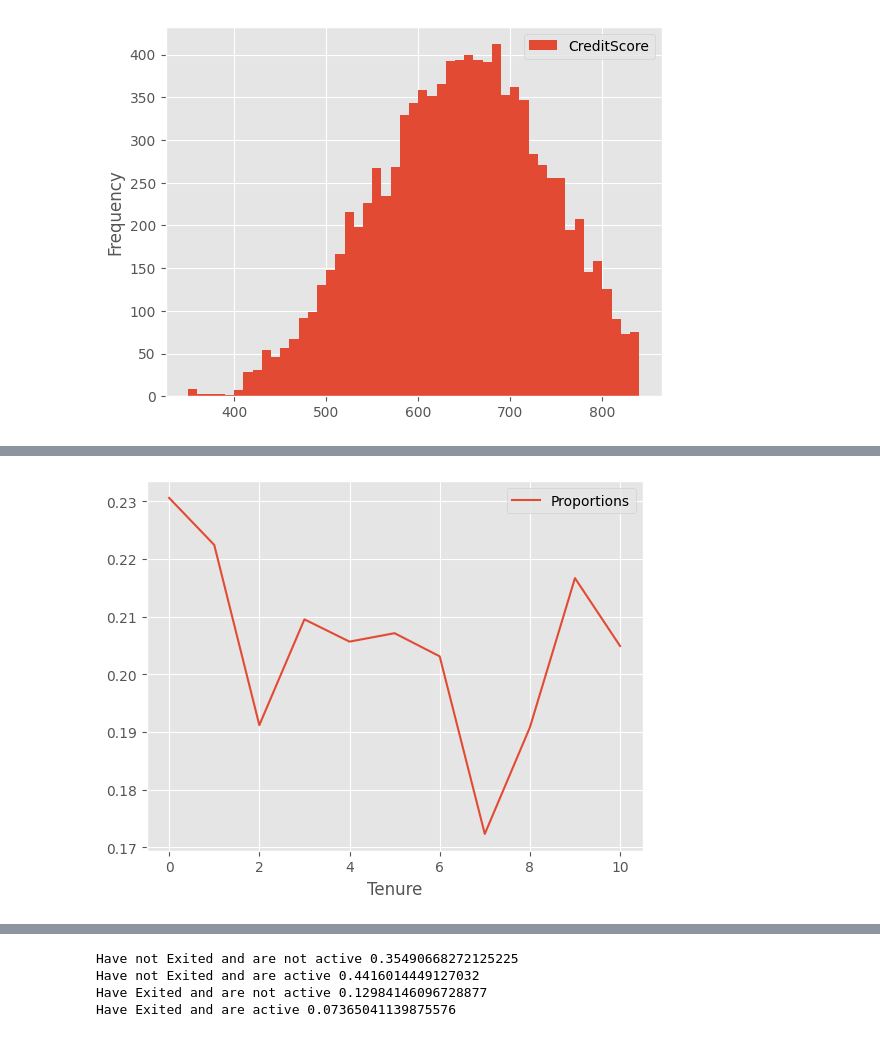
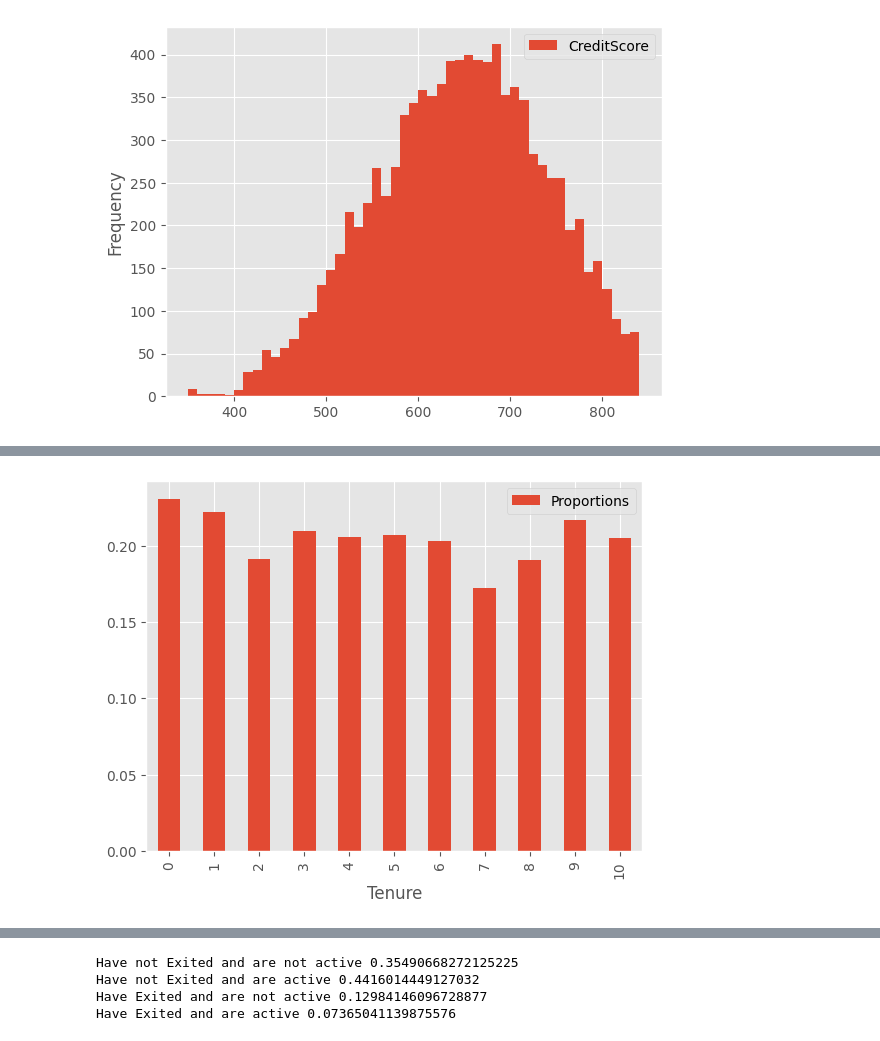
Before and after one commit to DhruvK0/TCG-Tech-Final-Project-2022, a Jupyter notebook: notebook_Mihir.ipynb, the cells around one changed output, grey strips where cells are left out. Cells and saved outputs as stored; diff of their text form; code cells hidden in the pictures.

```diff
--- a/notebook_Mihir.ipynb
+++ b/notebook_Mihir.ipynb
@@ -25,30 +25,30 @@ answer_words.plot(kind="hist", x="Age", y="CreditScore", bins=np.arange(350,850,
 # %%
 #Churn Rate by Tenure
 prop = np.array([])
 for i in np.arange(11):
     check = answer_words[answer_words.get("Tenure") == i]
     pro = check.get("Exited").sum()/check.shape[0]
     prop = np.append(prop, pro)
 graph = answer_words.groupby("Tenure").sum()
 graph = graph.assign(Proportions = prop)
 graph = graph.reset_index()
 
-graph.plot(kind = "line", x = "Tenure", y = "Proportions")
+graph.plot(kind = "bar", x = "Tenure", y = "Proportions")
 graph
 # %% [output]
 |  | Tenure | CreditScore | Age | Balance | NumOfProducts | HasCrCard | IsActiveMember | EstimatedSalary | ... |
 | 0 | 0 | 268732 | 16149 | 32882105.28 | 595.6 | 267 | 219 | 4.216080e+07 | ... |
 | 1 | 1 | 670665 | 40774 | 80995914.44 | 1543.5 | 700 | 569 | 1.037964e+08 | ... |
 | 2 | 2 | 682590 | 40845 | 80428121.69 | 1663.9 | 737 | 559 | 1.028353e+08 | ... |
 | 3 | 3 | 654898 | 39291 | 78020797.88 | 1545.9 | 728 | 524 | 9.848956e+07 | ... |
 | 4 | 4 | 642907 | 37740 | 72928076.72 | 1499.8 | 708 | 499 | 9.844957e+07 | ... |
 | 5 | 5 | 656826 | 39632 | 76895636.48 | 1570.2 | 698 | 503 | 1.021113e+08 | ... |
 | 6 | 6 | 621044 | 37303 | 71290631.99 | 1462.2 | 690 | 495 | 9.532941e+07 | ... |
 | 7 | 7 | 667114 | 39377 | 77532365.49 | 1573.1 | 726 | 534 | 1.039020e+08 | ... |
 | 8 | 8 | 662078 | 39291 | 79455271.25 | 1551.5 | 739 | 519 | 1.032404e+08 | ... |
 | 9 | 9 | 642697 | 38666 | 75337543.31 | 1513.2 | 691 | 470 | 9.771502e+07 | ... |
 | 10 | 10 | 319036 | 19110 | 35984650.13 | 761.9 | 353 | 248 | 5.013757e+07 | ... |
-[figure, old version]
+[figure, new version]
 # %%
 #Percentage Churn by age
 Under = answer_words.groupby("Age").count().get("Exited")
```
Also changed, not shown: parts of 4 cells of this notebook.
